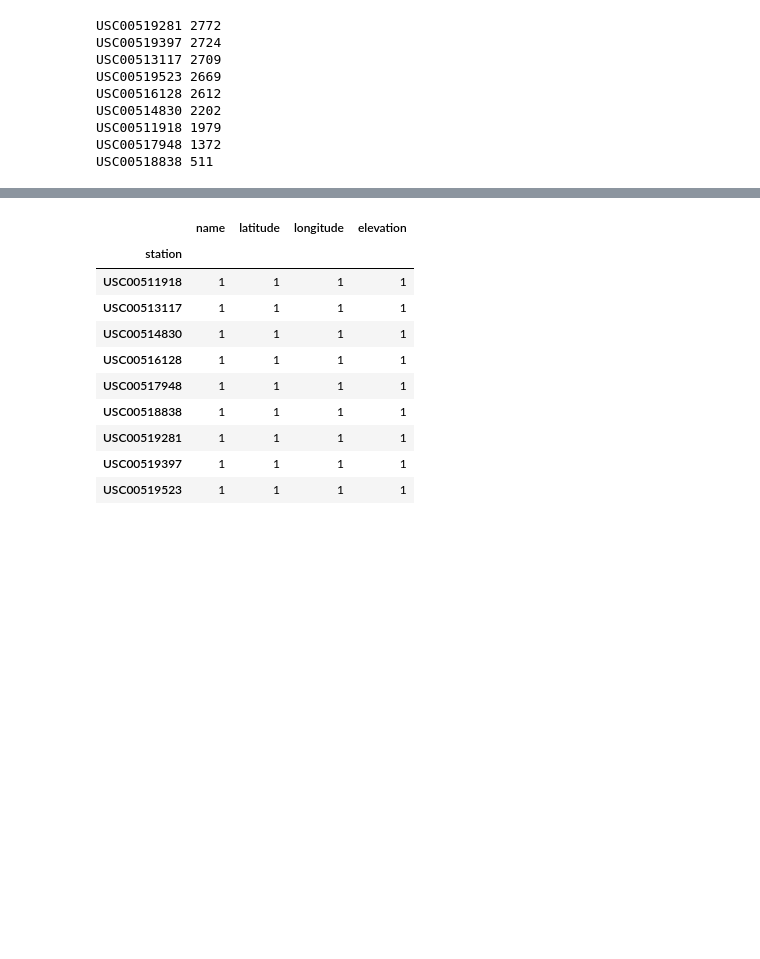
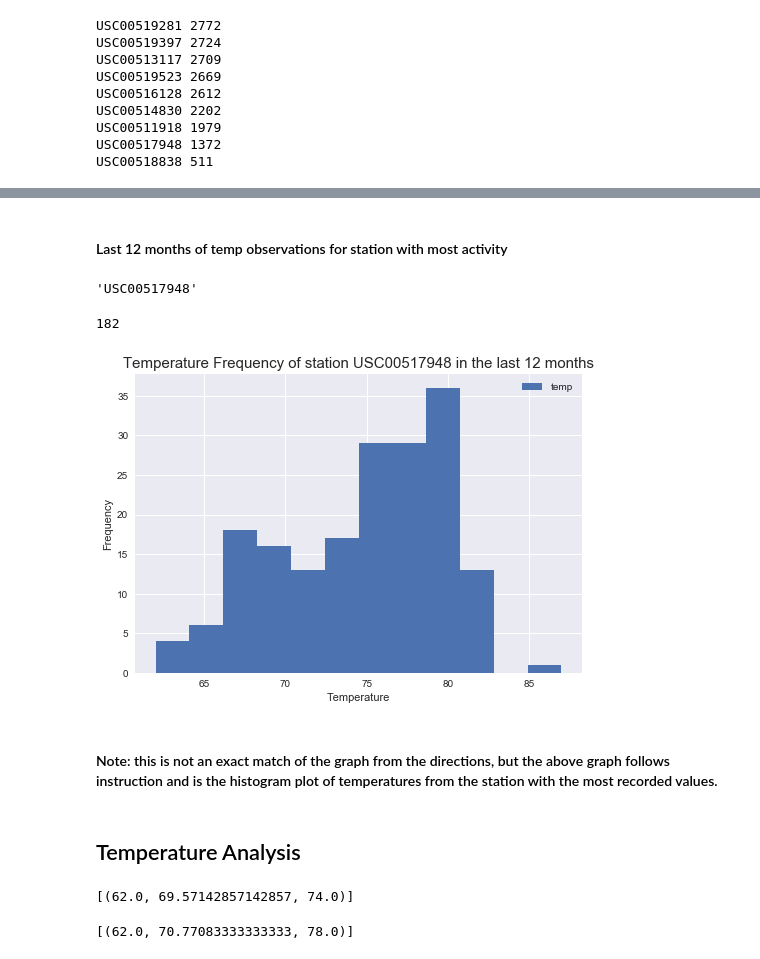
Before and after one commit to mtoriello0725/Climate-Analysis-Application, a Jupyter notebook: Climate.ipynb, the cells around one changed output, grey strips where cells are left out. Saved outputs shown, nothing was run; the diff lists cells and outputs as text; code cells hidden in the pictures; blank space fills up the shorter version.

```diff
--- a/Climate.ipynb
+++ b/Climate.ipynb
@@ -144,15 +148,65 @@ station_df.head(20)
-# %%
-station_groupby = station_df.groupby(by='station')
-station_groupby.count()
-# %% [output]
-|  | name | latitude | longitude | elevation |
-| station |  |  |  |  |
-| USC00511918 | 1 | 1 | 1 | 1 |
-| USC00513117 | 1 | 1 | 1 | 1 |
-| USC00514830 | 1 | 1 | 1 | 1 |
-| USC00516128 | 1 | 1 | 1 | 1 |
-| USC00517948 | 1 | 1 | 1 | 1 |
-| USC00518838 | 1 | 1 | 1 | 1 |
-| USC00519281 | 1 | 1 | 1 | 1 |
-| USC00519397 | 1 | 1 | 1 | 1 |
-| USC00519523 | 1 | 1 | 1 | 1 |
+# %% [markdown]
+#### Last 12 months of temp observations for station with most activity
+# %%
+# sub query the station with the highest results. (output is the station with the most activity in the specified 12 months.)
+sub_query = session.query(measurement.station).\
+    filter(measurement.date > dt.datetime(year=2016, month=8, day=23)).\
+    group_by(measurement.station).\
+    order_by(func.count(measurement.id)).first()
+
+sub_query[0]
+# %% [output]
+'USC00517948'
+# %%
+sel = [measurement.station, measurement.tobs, measurement.date]
+active_station_temp = session.query(*sel).\
+    filter(and_(measurement.station == sub_query[0], measurement.date > dt.datetime(year=2016, month=8, day=23))).\
+    order_by(measurement.date).all()
+# %%
+active_station_df = pd.DataFrame(active_station_temp, columns=['station', 'temp', 'date'])
+active_station_df.set_index('station', inplace=True)
+len(active_station_df.index)
+# %% [output]
+182
+# %%
+plt.style.use('seaborn')
+
+fig, ax=plt.subplots()
+ax.hist(x = active_station_df['temp'], bins=12, label='temp')
+ax.set_xlabel("Temperature")
+ax.set_ylabel("Frequency")
+ax.set_title(f"Temperature Frequency of station {active_station_df.index[0]} in the last 12 months", fontsize=15)
+plt.legend()
+plt.show()
+# %% [output]
+[figure, added]
+# %% [markdown]
+#### Note: this is not an exact match of the graph from the directions, but the above graph follows instruction and is the histogram plot of temperatures from the station with the most recorded values.
+# %% [markdown]
+## Temperature Analysis
+# %%
+# This function called `calc_temps` will accept start date and end date in the format '%Y-%m-%d'
+# and return the minimum, average, and maximum temperatures for that range of dates
+def calc_temps(start_date, end_date):
+    """TMIN, TAVG, and TMAX for a list of dates.
+
+    Args:
+        start_date (string): A date string in the format %Y-%m-%d
+        end_date (string): A date string in the format %Y-%m-%d
+
+    Returns:
+        TMIN, TAVE, and TMAX
+    """
+
+    return session.query(func.min(measurement.tobs), func.avg(measurement.tobs), func.max(measurement.tobs)).\
+        filter(measurement.date >= start_date).filter(measurement.date <= end_date).all()
+
+# function usage example
+print(calc_temps('2012-02-28', '2012-03-05'))
+# %% [output]
+[(62.0, 69.57142857142857, 74.0)]
+# %%
+# trip date will be from march 1st - 8th 2018... hypothetically
+print(calc_temps('2017-03-01', '2017-03-08'))
+# %% [output]
+[(62.0, 70.77083333333333, 78.0)]
```
Also changed, not shown: parts of 13 cells of this notebook.
